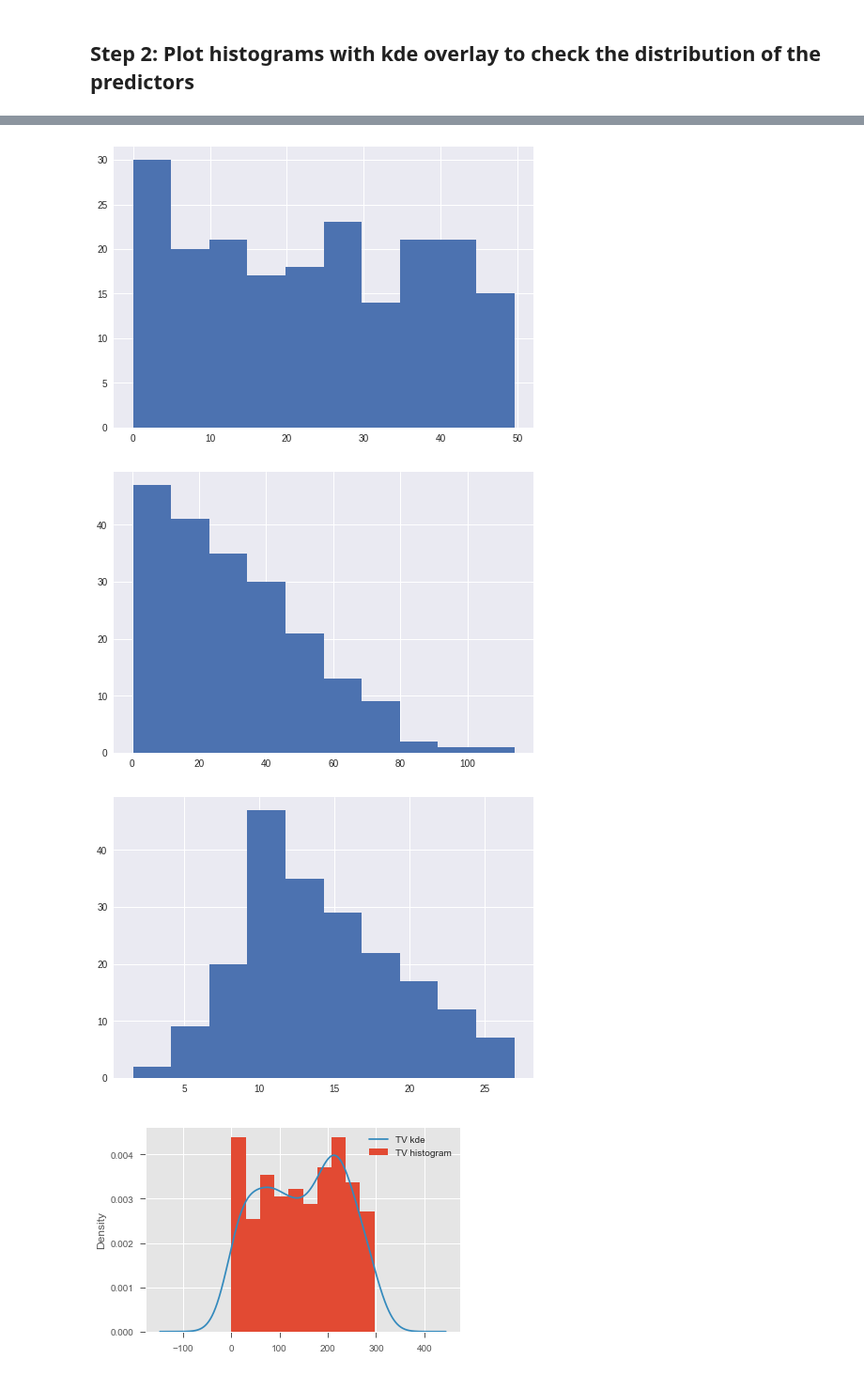
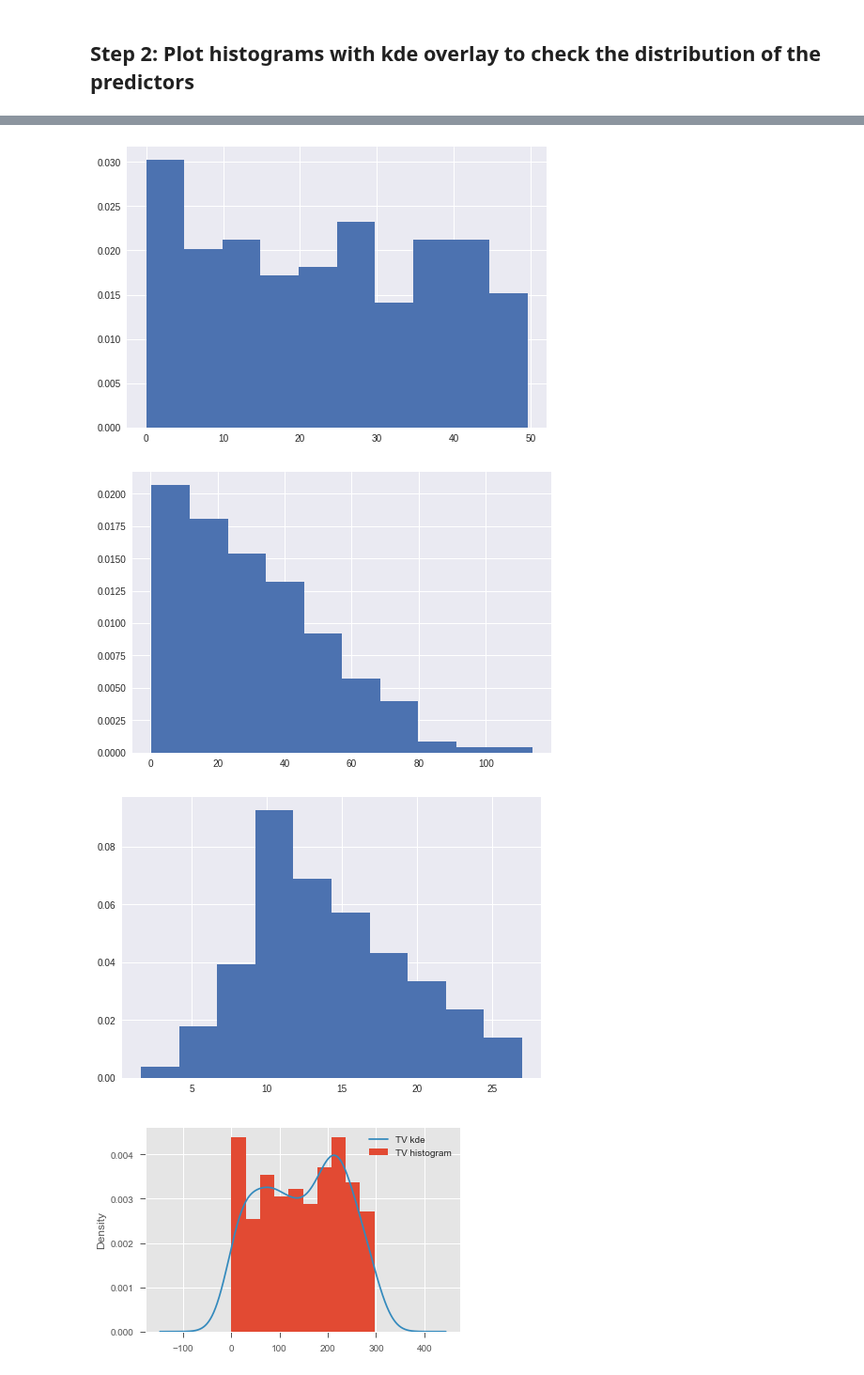
Before and after one commit to OsterMendel/dsc-ols-statsmodels-lab-nyc-ds-033020, a Jupyter notebook: index.ipynb, the cells around one changed output, grey strips where cells are left out. Shown at 94% size. Saved outputs shown, nothing was run; the diff lists cells and outputs as text; code cells hidden in the pictures.

```diff
--- a/index.ipynb
+++ b/index.ipynb
@@ -58,6 +58,5 @@ df.describe()
 plt.style.use('seaborn')
 for var in df.columns:
     plt.figure();
-    plt.hist(df[var],density=True
-            )
+    plt.hist(df[var],density=True)
 # %% [output]
@@ -65,6 +64,6 @@ for var in df.columns:
-[figure, old version]
+[figure, new version]
-[figure, old version]
+[figure, new version]
-[figure, old version]
+[figure, new version]
 # %%
 # For all the variables, check distribution by creating a histogram with kde
 # %% [output]
```
Also changed, not shown: parts of 1 cell of this notebook.
